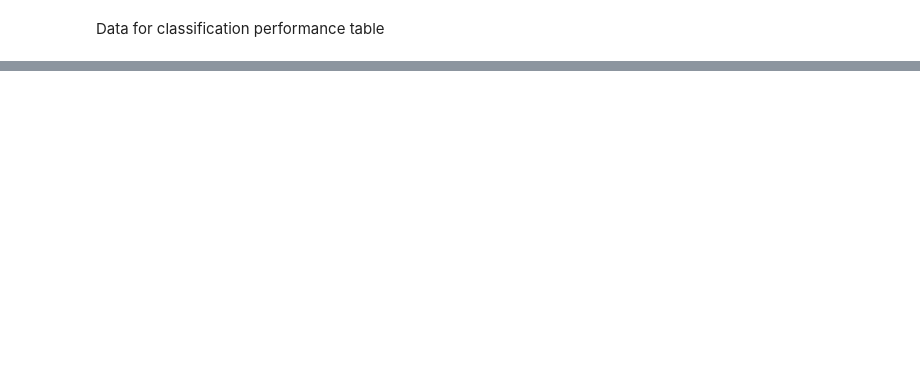
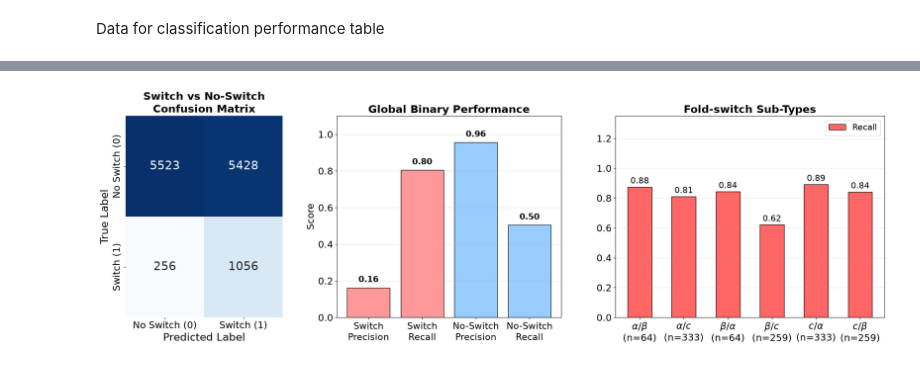
Before and after one commit to Pranav-Machingal/fs_classification_bda26, a Jupyter notebook: results_visualization.ipynb, the cells around one changed output, grey strips where cells are left out. Saved outputs shown, nothing was run; the diff lists cells and outputs as text; code cells hidden in the pictures; blank space fills up the shorter version.

```diff
--- a/results_visualization.ipynb
+++ b/results_visualization.ipynb
@@ -25,3 +47,5 @@ plot_comprehensive_evaluation(task_name='Global_Binary', feature_type="saprot")
 # %%
-plot_comprehensive_evaluation(task_name='Global_Binary', feature_type="kncsic", k=12)
+plot_comprehensive_evaluation(task_name='Combined_InputDep_Binary', feature_type="kncsic", k=9)
+# %% [output]
+[figure, added]
 # %%
```
Also changed, not shown: parts of 5 cells of this notebook, 31 other files.
